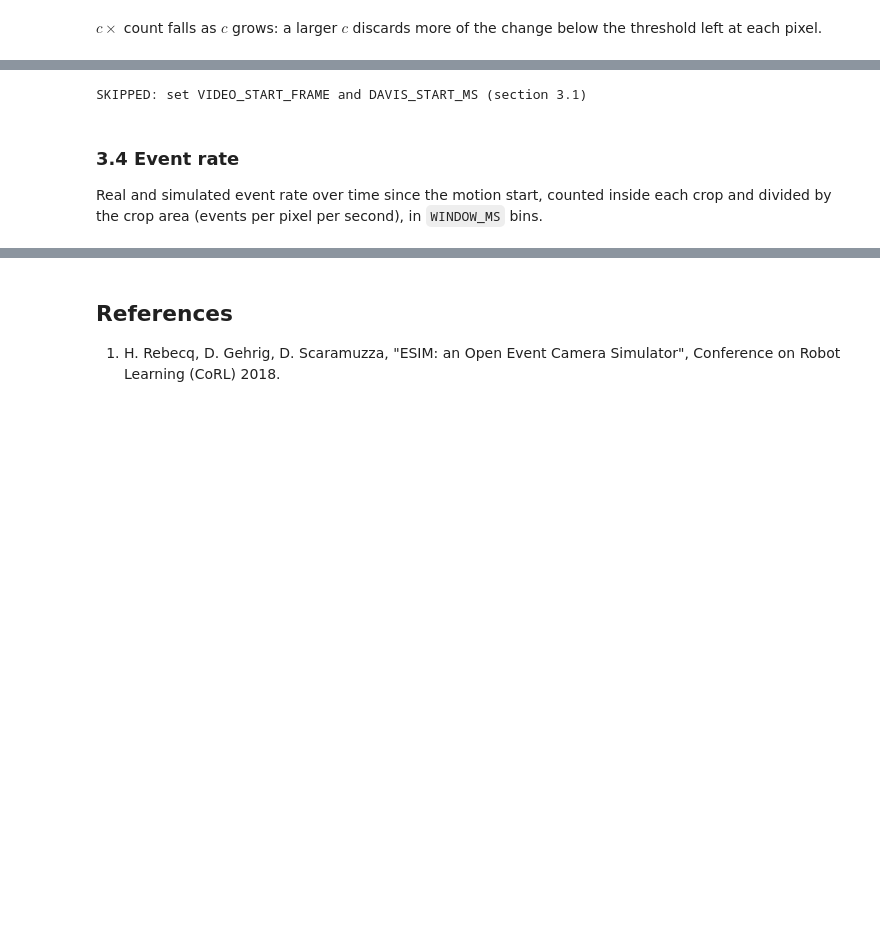
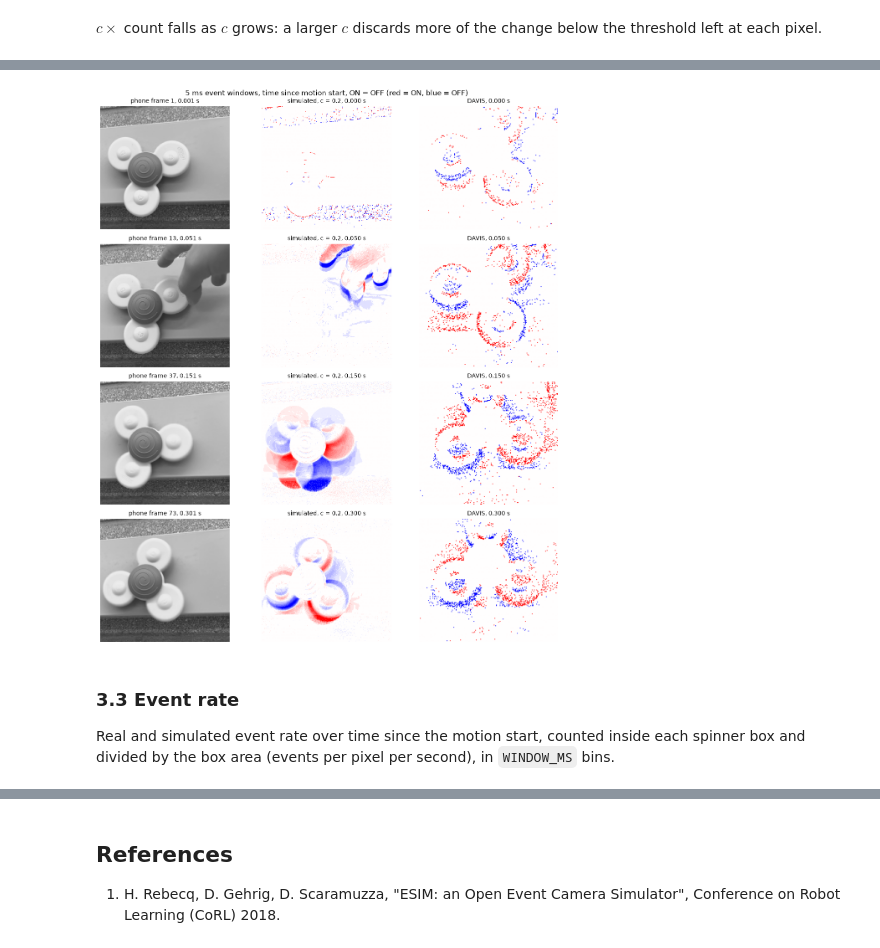
Before and after one commit to allusson/event-perception, a Jupyter notebook: notebooks/06_event_generation.ipynb, the cells around one changed output, grey strips where cells are left out. Cells and saved outputs as stored; diff of their text form; code cells hidden in the pictures; blank space fills up the shorter version.

```diff
--- a/notebooks/06_event_generation.ipynb
+++ b/notebooks/06_event_generation.ipynb
@@ -230,26 +242,26 @@ One row per time in `ROW_TIMES_MS` after the motion start: the nearest phone fra
 # %%
-if not ready:
-    print("SKIPPED: set VIDEO_START_FRAME and DAVIS_START_MS (section 3.1)")
+if sync is None:
+    print(f"SKIPPED: {', '.join(missing)} not found")
 else:
     half = WINDOW_MS * 500
-    fig, ax = plt.subplots(len(ROW_TIMES_MS), 3, figsize=(12, 3.4 * len(ROW_TIMES_MS)), squeeze=False)
-    for r, t_ms in enumerate(ROW_TIMES_MS):
-        t = t_ms * 1000
+    fig, ax = plt.subplots(len(ROW_TIMES_S), 3, figsize=(12, 3.4 * len(ROW_TIMES_S)), squeeze=False)
+    for r, t_s in enumerate(ROW_TIMES_S):
+        t = int(round(t_s * 1e6))
         i = int(np.argmin(np.abs(video_t - t)))
-        ax[r, 0].imshow(crop(disp(video.frames[i]), VIDEO_CROP), cmap="gray", vmin=0, vmax=1)
-        ax[r, 0].set_title(f"phone frame {i}, {video_t[i] / 1e3:.1f} ms", fontsize=10)
-        show_events(ax[r, 1], crop(event_image(in_window(sim_ev, t - half, t + half), (W, H, 2)), VIDEO_CROP),
-                    colorbar=False, title=f"simulated, c = {C_SIM}, {t_ms} ms", fontsize=10)
-        show_events(ax[r, 2], crop(event_image(in_window(real_ev, t - half, t + half), (Wd, Hd, 2)), DAVIS_CROP),
-                    colorbar=False, title=f"DAVIS, {t_ms} ms", fontsize=10)
+        ax[r, 0].imshow(crop(disp(video.frames[i]), PHONE_BOX), cmap="gray", vmin=0, vmax=1)
+        ax[r, 0].set_title(f"phone frame {i}, {video_t[i] / 1e6:.3f} s", fontsize=10)
+        show_events(ax[r, 1], crop(event_image(in_window(sim_ev, t - half, t + half), (W, H, 2)), PHONE_BOX),
+                    colorbar=False, title=f"simulated, c = {C_SIM}, {t_s:.3f} s", fontsize=10)
+        show_events(ax[r, 2], crop(event_image(in_window(real_ev, t - half, t + half), (Wd, Hd, 2)), DAVIS_BOX),
+                    colorbar=False, title=f"DAVIS, {t_s:.3f} s", fontsize=10)
     for a in ax.ravel(): a.axis("off")
     fig.suptitle(f"{WINDOW_MS} ms event windows, time since motion start, ON − OFF (red = ON, blue = OFF)"); plt.tight_layout(); plt.show()
 # %% [output]
-SKIPPED: set VIDEO_START_FRAME and DAVIS_START_MS (section 3.1)
+[figure, added]
 # %% [markdown]
-### 3.4 Event rate
+### 3.3 Event rate
 
-Real and simulated event rate over time since the motion start, counted inside each crop and divided by the crop area (events per pixel per second), in `WINDOW_MS` bins.
+Real and simulated event rate over time since the motion start, counted inside each spinner box and divided by the box area (events per pixel per second), in `WINDOW_MS` bins.
 # %%
 def rate_per_pixel(ev, box, shape, edges):
     # events per pixel per second inside box, per time bin
```
Also changed, not shown: parts of 15 cells of this notebook.
